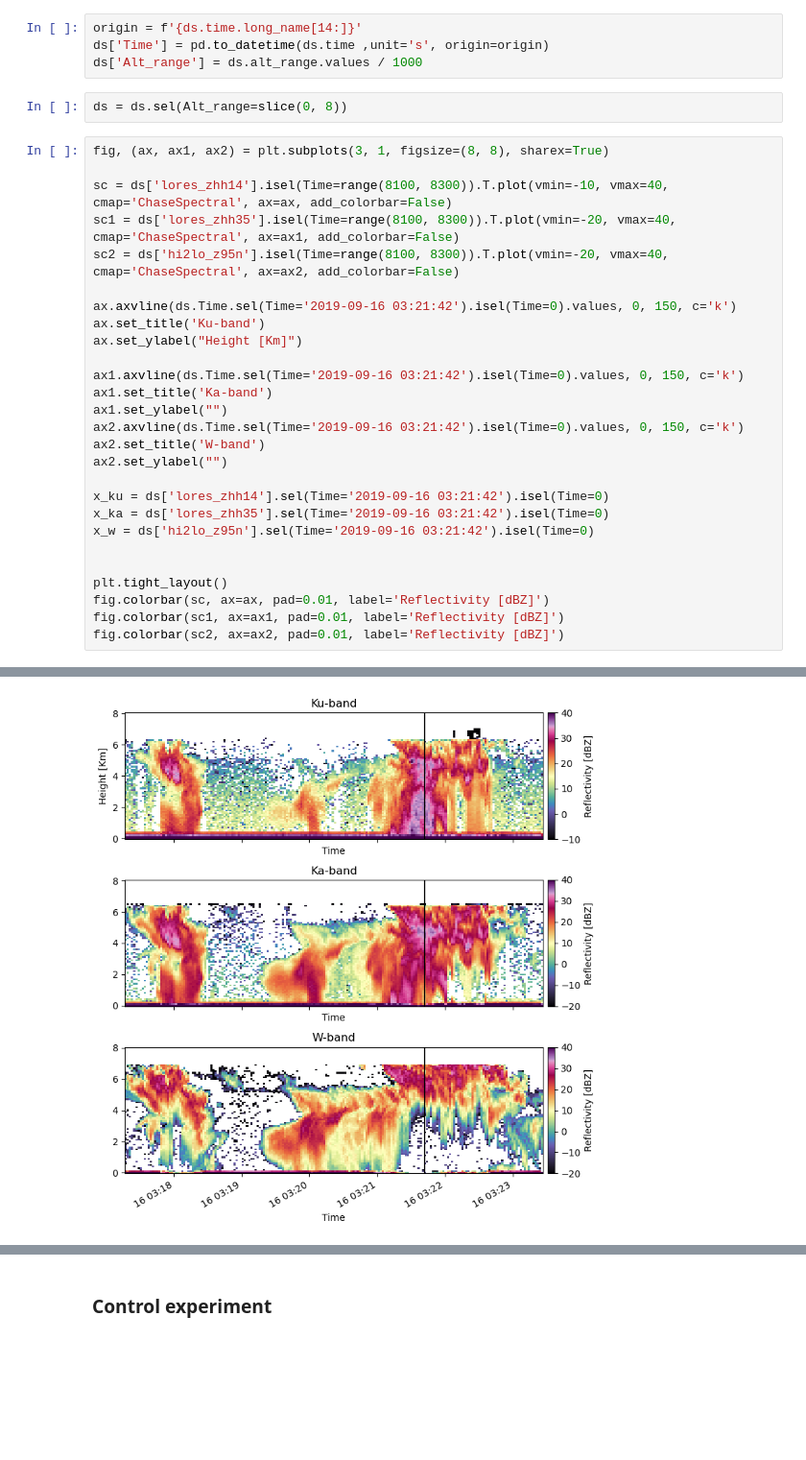
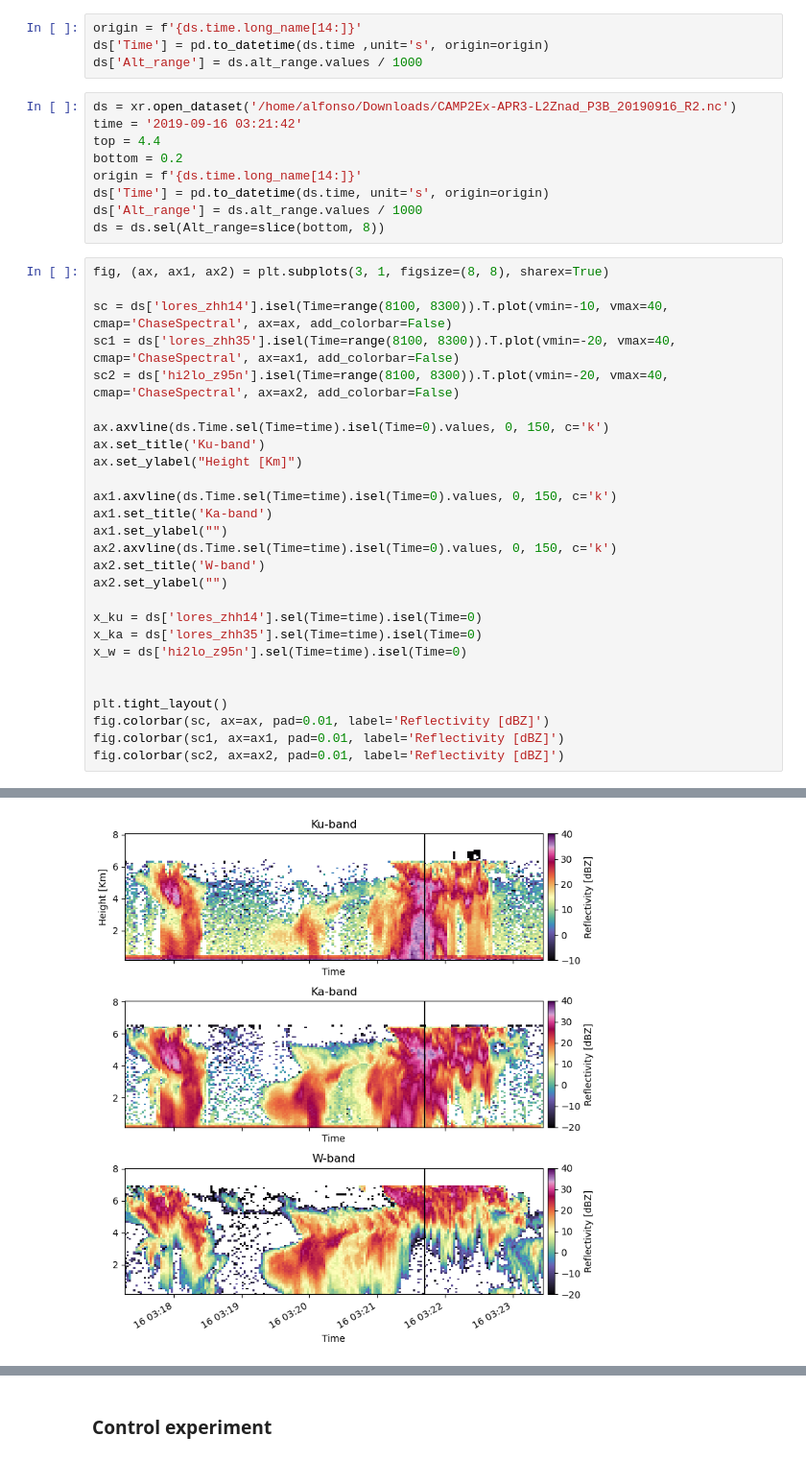
Before and after one commit to aladinor/notebooks, a Jupyter notebook: Attenuation.ipynb, the cells around one changed output, grey strips where cells are left out. Shown at 96% size. Cells and saved outputs as stored; diff of their text form; blank space fills up the shorter version.

```diff
--- a/Attenuation.ipynb
+++ b/Attenuation.ipynb
@@ -23,36 +23,43 @@ origin = f'{ds.time.long_name[14:]}'
 ds['Time'] = pd.to_datetime(ds.time ,unit='s', origin=origin)
 ds['Alt_range'] = ds.alt_range.values / 1000
 # %%
-ds = ds.sel(Alt_range=slice(0, 8))
+ds = xr.open_dataset('/home/alfonso/Downloads/CAMP2Ex-APR3-L2Znad_P3B_20190916_R2.nc')
+time = '2019-09-16 03:21:42'
+top = 4.4
+bottom = 0.2
+origin = f'{ds.time.long_name[14:]}'
+ds['Time'] = pd.to_datetime(ds.time, unit='s', origin=origin)
+ds['Alt_range'] = ds.alt_range.values / 1000
+ds = ds.sel(Alt_range=slice(bottom, 8))
 # %%
 fig, (ax, ax1, ax2) = plt.subplots(3, 1, figsize=(8, 8), sharex=True)
 
 sc = ds['lores_zhh14'].isel(Time=range(8100, 8300)).T.plot(vmin=-10, vmax=40, cmap='ChaseSpectral', ax=ax, add_colorbar=False)
 sc1 = ds['lores_zhh35'].isel(Time=range(8100, 8300)).T.plot(vmin=-20, vmax=40, cmap='ChaseSpectral', ax=ax1, add_colorbar=False)
 sc2 = ds['hi2lo_z95n'].isel(Time=range(8100, 8300)).T.plot(vmin=-20, vmax=40, cmap='ChaseSpectral', ax=ax2, add_colorbar=False)
 
-ax.axvline(ds.Time.sel(Time='2019-09-16 03:21:42').isel(Time=0).values, 0, 150, c='k')
+ax.axvline(ds.Time.sel(Time=time).isel(Time=0).values, 0, 150, c='k')
 ax.set_title('Ku-band')
 ax.set_ylabel("Height [Km]")
 
-ax1.axvline(ds.Time.sel(Time='2019-09-16 03:21:42').isel(Time=0).values, 0, 150, c='k')
+ax1.axvline(ds.Time.sel(Time=time).isel(Time=0).values, 0, 150, c='k')
 ax1.set_title('Ka-band')
 ax1.set_ylabel("")
-ax2.axvline(ds.Time.sel(Time='2019-09-16 03:21:42').isel(Time=0).values, 0, 150, c='k')
+ax2.axvline(ds.Time.sel(Time=time).isel(Time=0).values, 0, 150, c='k')
 ax2.set_title('W-band')
 ax2.set_ylabel("")
 
-x_ku = ds['lores_zhh14'].sel(Time='2019-09-16 03:21:42').isel(Time=0)
-x_ka = ds['lores_zhh35'].sel(Time='2019-09-16 03:21:42').isel(Time=0)
-x_w = ds['hi2lo_z95n'].sel(Time='2019-09-16 03:21:42').isel(Time=0)
+x_ku = ds['lores_zhh14'].sel(Time=time).isel(Time=0)
+x_ka = ds['lores_zhh35'].sel(Time=time).isel(Time=0)
+x_w = ds['hi2lo_z95n'].sel(Time=time).isel(Time=0)
 
 
 plt.tight_layout()
 fig.colorbar(sc, ax=ax, pad=0.01, label='Reflectivity [dBZ]')
 fig.colorbar(sc1, ax=ax1, pad=0.01, label='Reflectivity [dBZ]')
 fig.colorbar(sc2, ax=ax2, pad=0.01, label='Reflectivity [dBZ]')
 # %% [output]
 <matplotlib.colorbar.Colorbar at 0x...>
-[figure, old version]
+[figure, new version]
 # %%
 fig, ax = plt.subplots(figsize=(4, 5))
```
Also changed, not shown: parts of 10 cells of this notebook.
